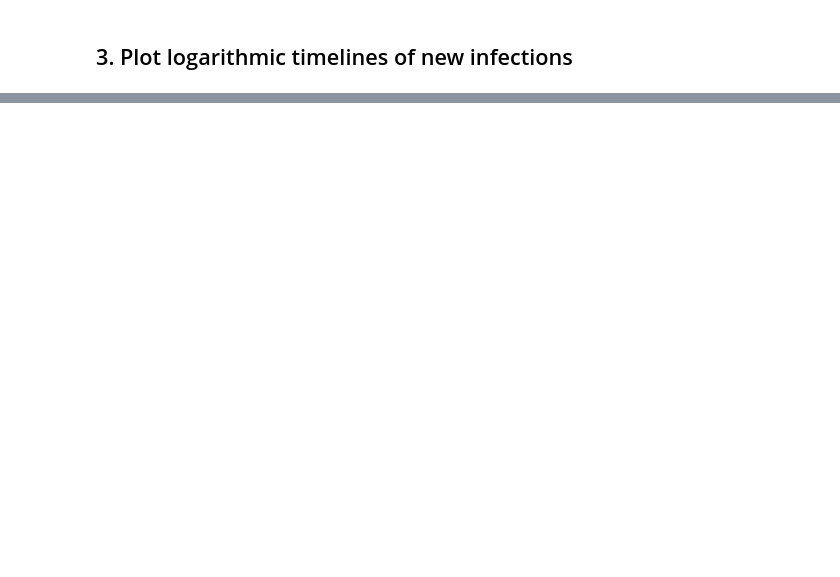
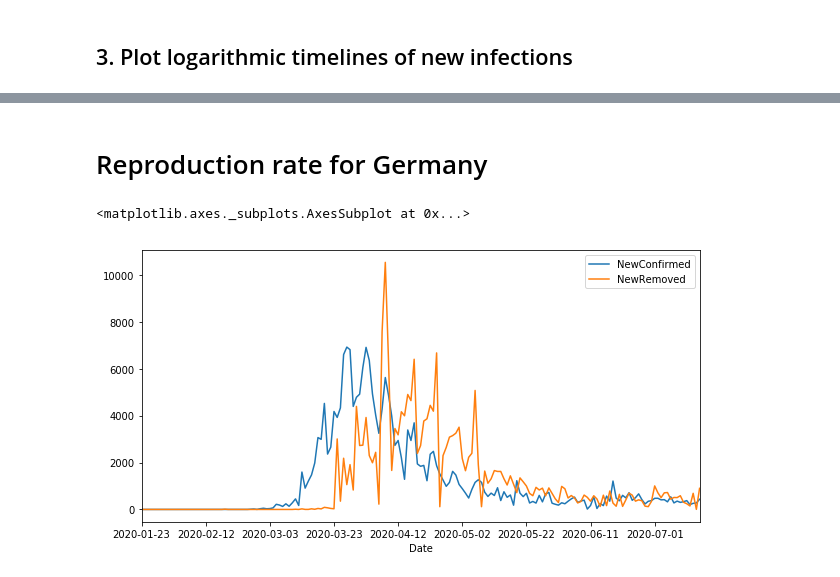
Before and after one commit to TriWitch/CoronaAnalysis, a Jupyter notebook: CoronaAnalysis.ipynb, the cells around one changed output, grey strips where cells are left out. Cells and saved outputs as stored; diff of their text form; code cells hidden in the pictures; blank space fills up the shorter version.

Commit message:
Added Base reproductive number analysis

```diff
--- a/CoronaAnalysis.ipynb
+++ b/CoronaAnalysis.ipynb
@@ -87,0 +88,8 @@ to_plot.unstack(level=0).iloc[-lastXdays:].dropna(how = 'all')\
+# %% [markdown]
+# Reproduction rate for Germany
+# %%
+repro_df = df.loc['Germany',["NewConfirmed","NewRemoved"]].dropna(how="any")
+repro_df.plot(figsize = (10,5))
+# %% [output]
+<matplotlib.axes._subplots.AxesSubplot at 0x...>
+[figure, added]
```
Also changed, not shown: parts of 12 cells of this notebook, 1 other file.
